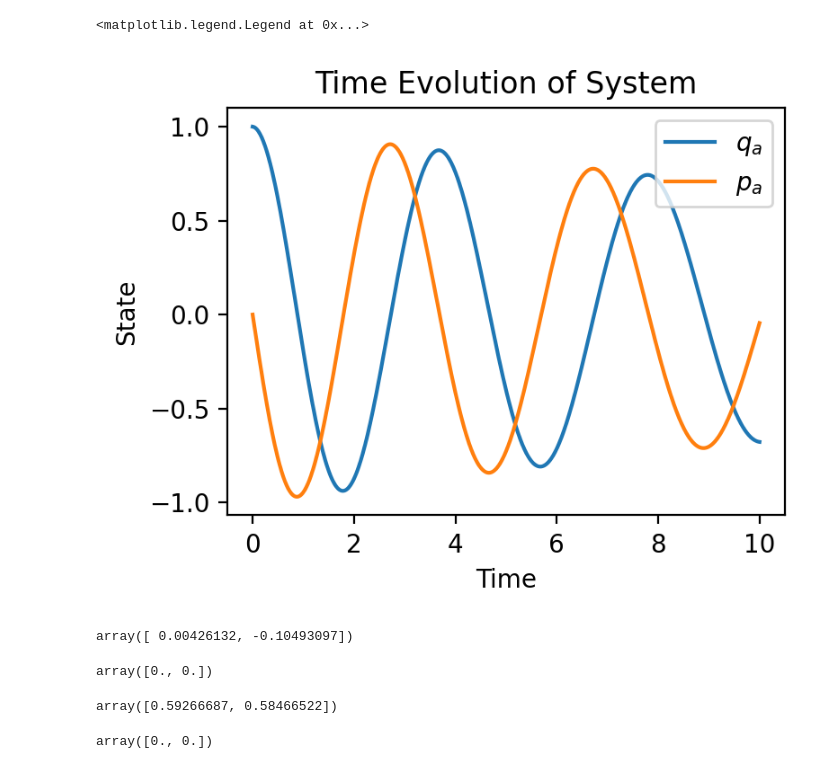
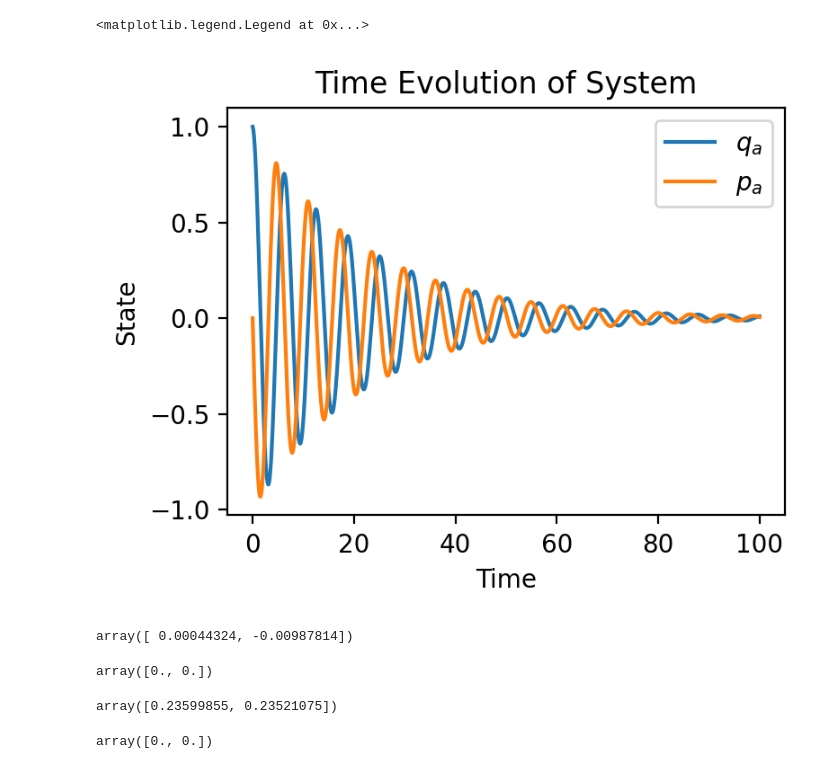
Before and after one commit to Phionx/quantumnetworks, a Jupyter notebook: demos/quantities/stats.ipynb, the cells around one changed output. Saved outputs shown, nothing was run; the diff lists cells and outputs as text; code cells hidden in the pictures.

```diff
--- a/demos/quantities/stats.ipynb
+++ b/demos/quantities/stats.ipynb
@@ -11,20 +11,20 @@ from quantumnetworks import SingleModeSystem, plot_full_evolution, Average, Std
 import numpy as np
 # %%
 A_in = lambda t: 0
-sys = SingleModeSystem(params={"omega_a": 1, "kappa_a": 0.1, "kerr_a":.4}, A_in = A_in)
+sys = SingleModeSystem(params={"omega_a": 1.0, "kappa_a": 0.0, "kerr_a":0.0, "gamma_a":0.1}, A_in = A_in)
 x_0 = np.array([1,0])
-ts = np.linspace(0, 10, 1001)
+ts = np.linspace(0, 100, 10001)
 X = sys.forward_euler(x_0, ts)
 fig, ax = plot_full_evolution(X, ts, labels=["$q_a$","$p_a$"])
 ax.legend()
 # %% [output]
 <matplotlib.legend.Legend at 0x...>
-[figure, old version]
+[figure, new version]
 # %%
 avg = Average(sys, x_0, ts)
 avg.calculate(X)
 # %% [output]
-array([ 0.00426132, -0.10493097])
+array([ 0.00044324, -0.00987814])
 # %%
 avg.sensitivity("omega_a")
 # %% [output]
@@ -33,7 +33,7 @@ array([0., 0.])
 std = Std(sys, x_0, ts)
 std.calculate(X)
 # %% [output]
-array([0.59266687, 0.58466522])
+array([0.23599855, 0.23521075])
 # %%
 std.sensitivity("kappa_a")
 # %% [output]
```
Also changed, not shown: 6 other files.
